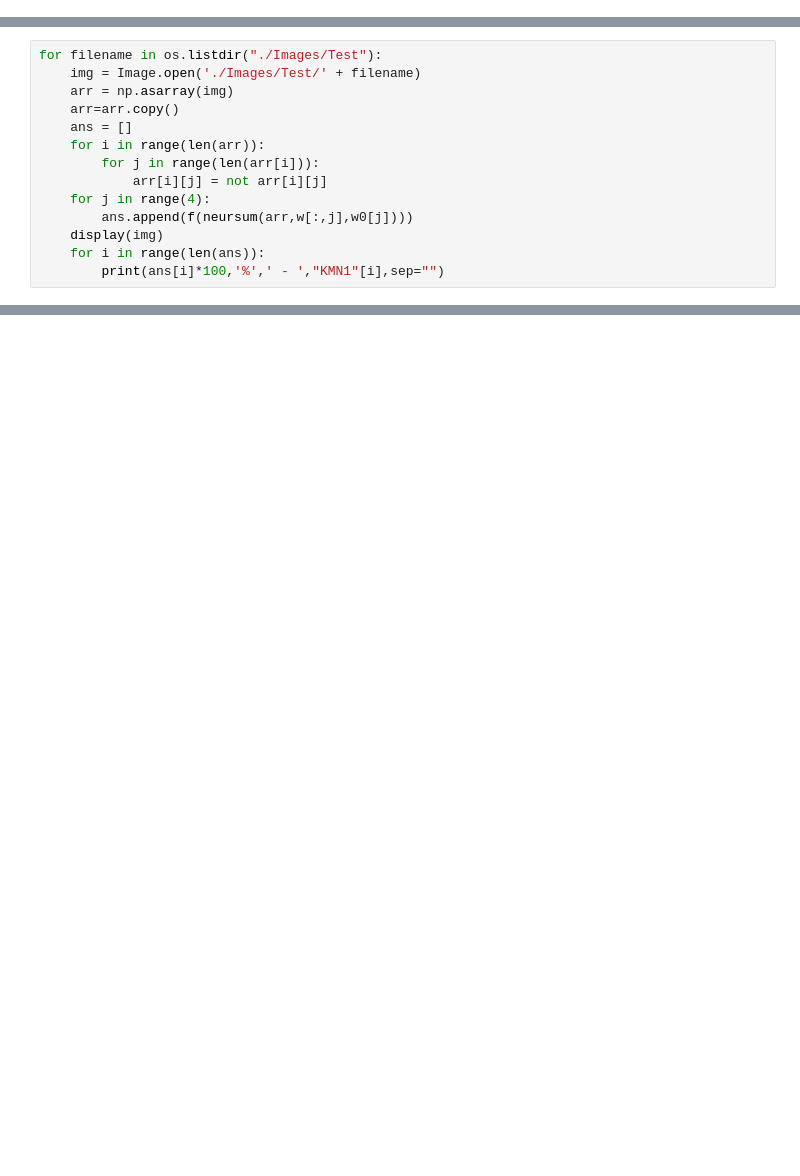
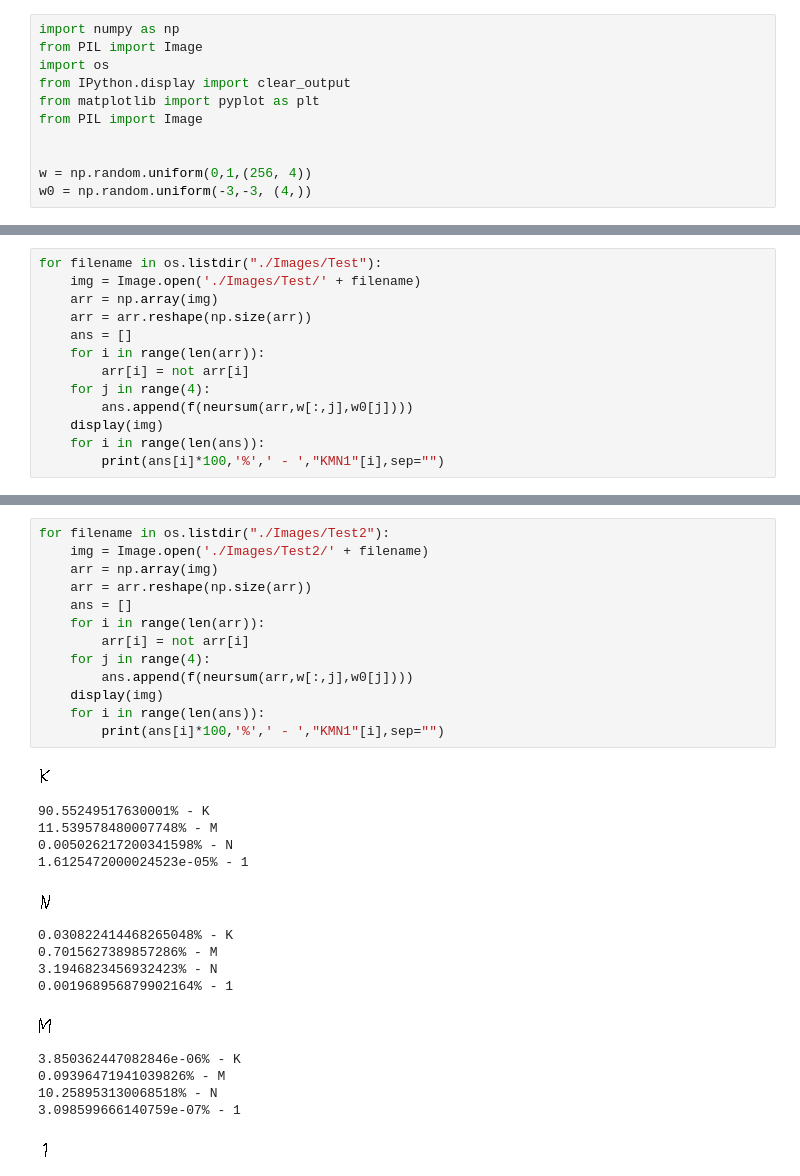
Before and after one commit to SteelBearr/Neural, a Jupyter notebook: Lab1.ipynb, the cells around one changed output, grey strips where cells are left out. Saved outputs shown, nothing was run; the diff lists cells and outputs as text; blank space fills up the shorter version.

```diff
--- a/Lab1.ipynb
+++ b/Lab1.ipynb
@@ -0,0 +1,11 @@
+# %%
+import numpy as np
+from PIL import Image
+import os
+from IPython.display import clear_output
+from matplotlib import pyplot as plt
+from PIL import Image
+
+
+w = np.random.uniform(0,1,(256, 4))
+w0 = np.random.uniform(-3,-3, (4,))
@@ -51,12 +163,11 @@ for iteration in range(counter):
 # %%
 for filename in os.listdir("./Images/Test"):
     img = Image.open('./Images/Test/' + filename)
-    arr = np.asarray(img)
-    arr=arr.copy()
+    arr = np.array(img)
+    arr = arr.reshape(np.size(arr))
     ans = []
     for i in range(len(arr)):
-        for j in range(len(arr[i])):
-            arr[i][j] = not arr[i][j]
+        arr[i] = not arr[i]
     for j in range(4):
         ans.append(f(neursum(arr,w[:,j],w0[j])))
     display(img)
@@ -85,0 +197,30 @@ for filename in os.listdir("./Images/Test"):
+# %%
+for filename in os.listdir("./Images/Test2"):
+    img = Image.open('./Images/Test2/' + filename)
+    arr = np.array(img)
+    arr = arr.reshape(np.size(arr))
+    ans = []
+    for i in range(len(arr)):
+        arr[i] = not arr[i]
+    for j in range(4):
+        ans.append(f(neursum(arr,w[:,j],w0[j])))
+    display(img)
+    for i in range(len(ans)):
+        print(ans[i]*100,'%',' - ',"KMN1"[i],sep="")
+# %% [output]
+[figure, added]
+90.55249517630001% - K
+11.539578480007748% - M
+0.005026217200341598% - N
+1.6125472000024523e-05% - 1
+[figure, added]
+0.030822414468265048% - K
+0.7015627389857286% - M
+3.1946823456932423% - N
+0.001968956879902164% - 1
+[figure, added]
+3.850362447082846e-06% - K
+0.09396471941039826% - M
+10.258953130068518% - N
+3.098599666140759e-07% - 1
+[figure, added]
```
Also changed, not shown: parts of 20 cells of this notebook, 2 other files.
